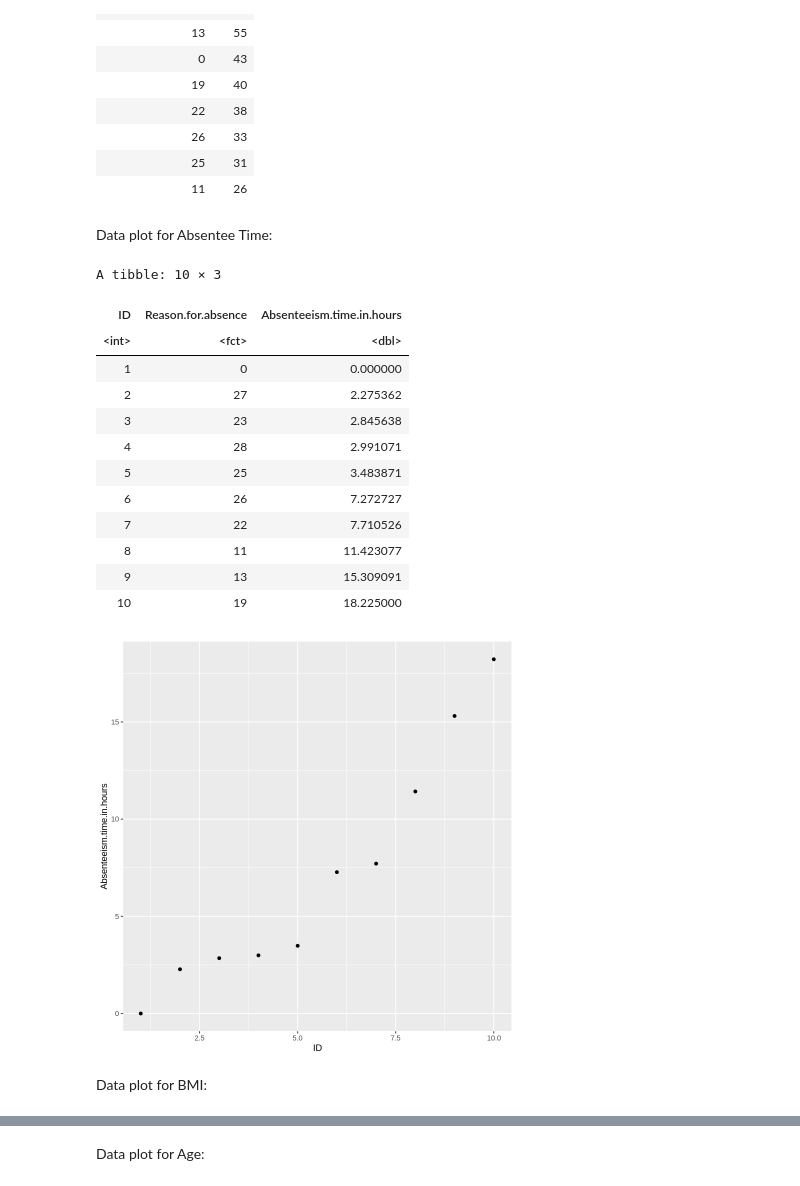
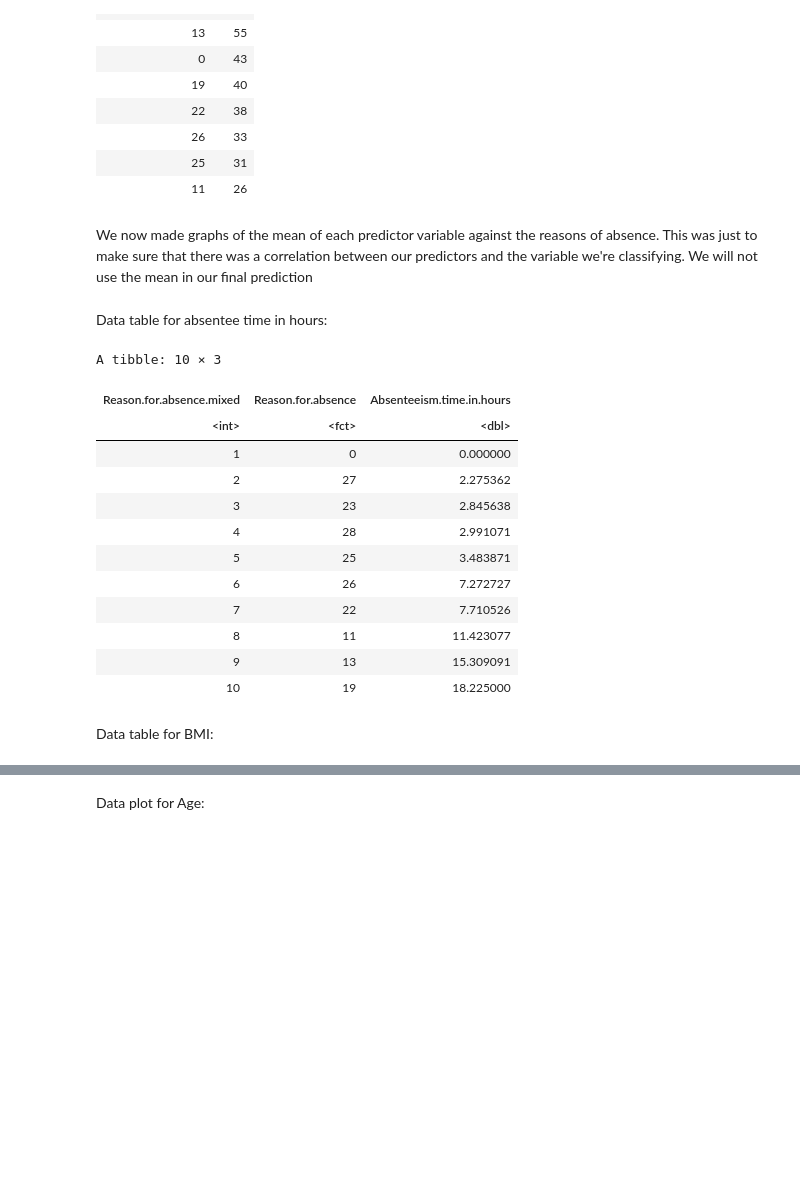
Before and after one commit to tim13246879/dsci-100-2022w1-group-87, a Jupyter notebook: Proposal.ipynb, the cells around one changed output, grey strips where cells are left out. Drawn from its saved outputs; the diff is of its cells as text; code cells hidden in the pictures; blank space fills up the shorter version.

```diff
--- a/Proposal.ipynb
+++ b/Proposal.ipynb
@@ -45,23 +46,26 @@ A tibble: 10 × 2
 | 26 | 33 |
 | 25 | 31 |
 | 11 | 26 |
+# %% [markdown]
+We now made graphs of the mean of each predictor variable against the reasons of absence.
+This was just to make sure that there was a correlation between our predictors and the variable we're classifying.
+We will not use the mean in our final prediction
 # %% [markdown]
-Data plot for Absentee Time:
+Data table for absentee time in hours:
 # %%
 data_mean_time <- select(data,Reason.for.absence,Absenteeism.time.in.hours,Body.mass.index) |>
         mutate(across(Reason.for.absence, as.factor))  |>
     group_by(Reason.for.absence)|>
     summarize(Absenteeism.time.in.hours = mean(Absenteeism.time.in.hours))|>
     arrange(Absenteeism.time.in.hours) |>
-    tibble::rowid_to_column("ID")
+    tibble::rowid_to_column("Reason.for.absence.mixed")
 data_mean_time
 
-data_plot_time <- ggplot(data_mean_time, aes(x=ID,y=Absenteeism.time.in.hours)) +
+data_plot_time <- ggplot(data_mean_time, aes(x=Reason.for.absence.mixed,y=Absenteeism.time.in.hours)) +
     geom_point()
-data_plot_time
 # %% [output]
 A tibble: 10 × 3
-| ID | Reason.for.absence | Absenteeism.time.in.hours |
+| Reason.for.absence.mixed | Reason.for.absence | Absenteeism.time.in.hours |
 | <int> | <fct> | <dbl> |
 | 1 | 0 | 0.000000 |
 | 2 | 27 | 2.275362 |
@@ -73,9 +77,8 @@ A tibble: 10 × 3
 | 8 | 11 | 11.423077 |
 | 9 | 13 | 15.309091 |
 | 10 | 19 | 18.225000 |
-[figure, removed]
 # %% [markdown]
-Data plot for BMI:
+Data table for BMI:
 # %%
 data_mean_BMI <- select(data,Reason.for.absence,Absenteeism.time.in.hours,Body.mass.index) |>
         mutate(across(Reason.for.absence, as.factor))  |>
```
Also changed, not shown: parts of 5 cells of this notebook.
